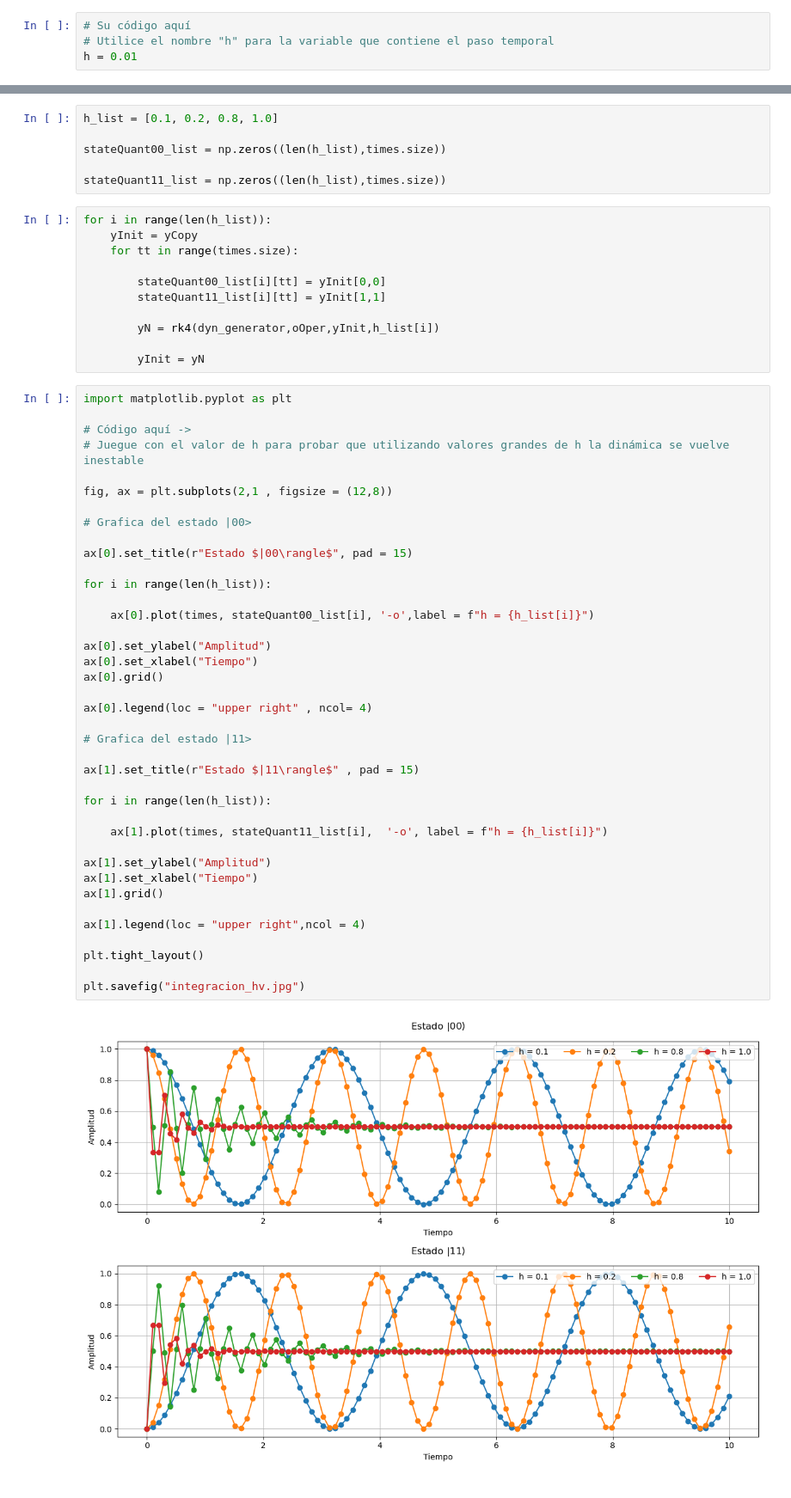
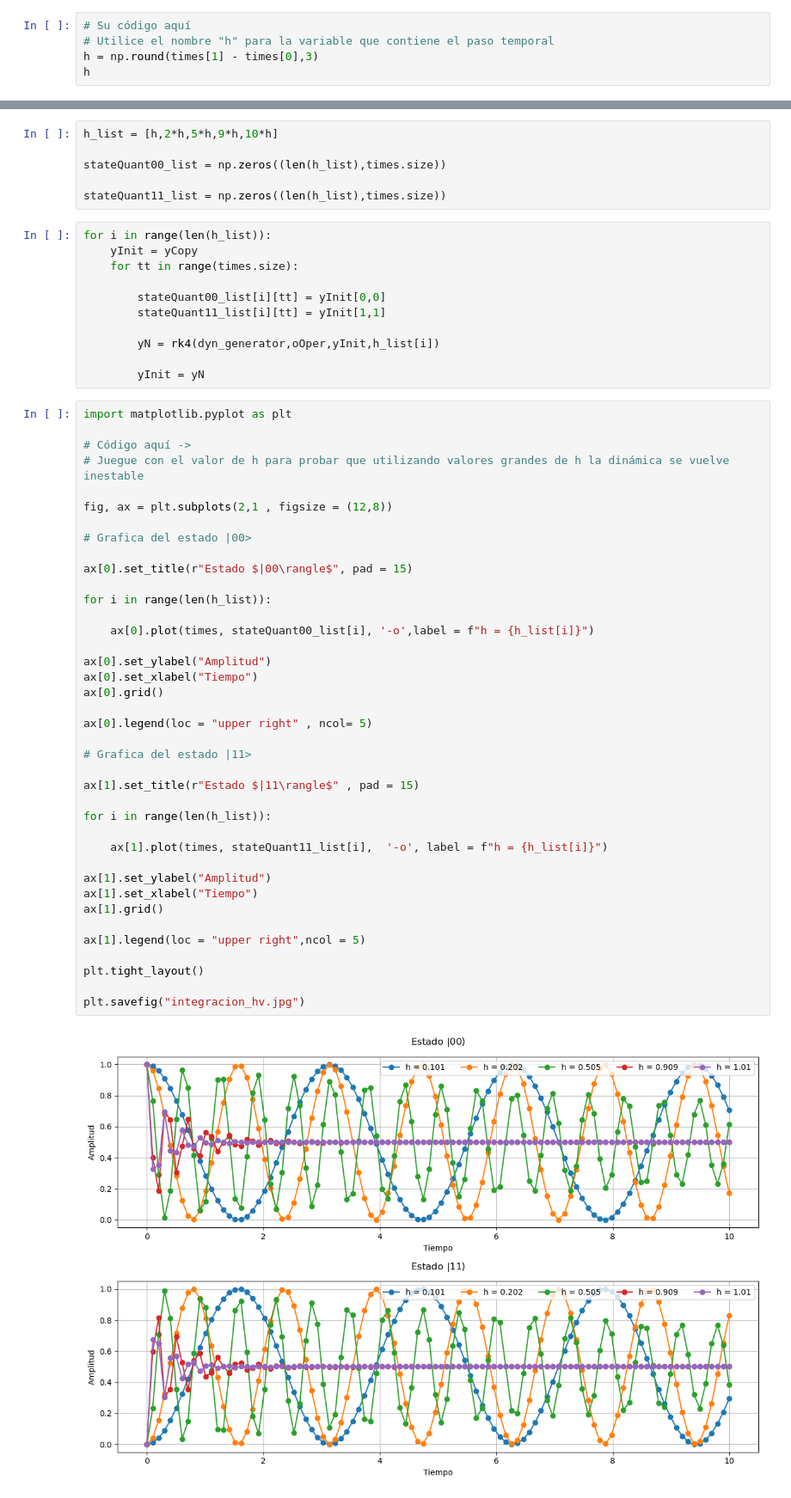
Before and after one commit to HernanBC/LabsComputacional, a Jupyter notebook: lab2/dynamics.ipynb, the cells around one changed output, grey strips where cells are left out. Shown: that part at 86% size. Drawn from its saved outputs; the diff is of its cells as text.

```diff
--- a/lab2/dynamics.ipynb
+++ b/lab2/dynamics.ipynb
@@ -159,4 +159,5 @@ Note que dicha función genera un arreglo con valores temporales homogéneos. Cu
 # %%
 # Su código aquí
 # Utilice el nombre "h" para la variable que contiene el paso temporal
-h = 0.01
+h = np.round(times[1] - times[0],3)
+h
@@ -197,7 +200,7 @@ for tt in range(times.size):
 # %% [markdown]
 Hagamos un gráfico de los resultados usando `matplotlib`:
 # %%
-h_list = [0.1, 0.2, 0.8, 1.0]
+h_list = [h,2*h,5*h,9*h,10*h]
 
 stateQuant00_list = np.zeros((len(h_list),times.size))
 
@@ -224,33 +227,33 @@ fig, ax = plt.subplots(2,1 , figsize = (12,8))
 # Grafica del estado |00>
 
 ax[0].set_title(r"Estado $|00\rangle$", pad = 15)
 
 for i in range(len(h_list)):
 
 	ax[0].plot(times, stateQuant00_list[i], '-o',label = f"h = {h_list[i]}")
 
 ax[0].set_ylabel("Amplitud")
 ax[0].set_xlabel("Tiempo")
 ax[0].grid()
 
-ax[0].legend(loc = "upper right" , ncol= 4)
+ax[0].legend(loc = "upper right" , ncol= 5)
 
 # Grafica del estado |11>
 
 ax[1].set_title(r"Estado $|11\rangle$" , pad = 15)
 
 for i in range(len(h_list)):
 
 	ax[1].plot(times, stateQuant11_list[i],  '-o', label = f"h = {h_list[i]}")
 
 ax[1].set_ylabel("Amplitud")
 ax[1].set_xlabel("Tiempo")
 ax[1].grid()
 
-ax[1].legend(loc = "upper right",ncol = 4)
+ax[1].legend(loc = "upper right",ncol = 5)
 
 plt.tight_layout()
 
 plt.savefig("integracion_hv.jpg")
 # %% [output]
-[figure, old version]
+[figure, new version]
```
Also changed, not shown: parts of 1 cell of this notebook, 4 other files.
